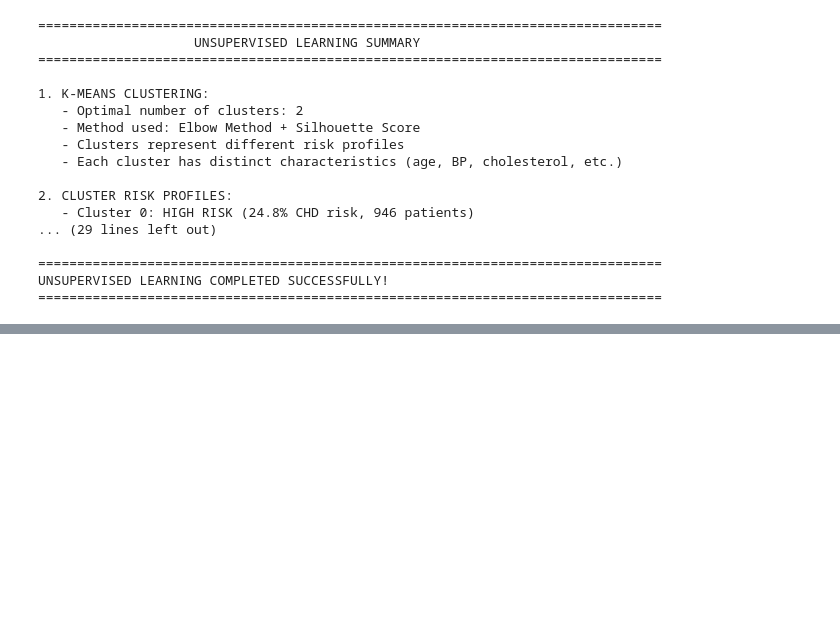
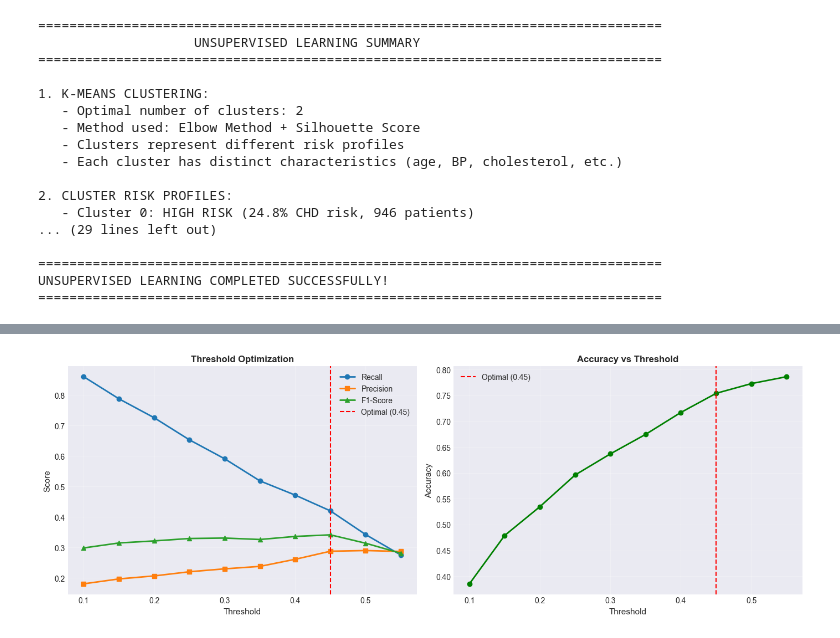
Before and after one commit to SMariamD/Heart-Desease-ML-project-1, a Jupyter notebook: heart_disease_analysis.ipynb, the cells around one changed output, grey strips where cells are left out. Drawn from its saved outputs; the diff is of its cells as text; code cells hidden in the pictures; blank space fills up the shorter version.

Commit message:
Update heart disease analysis notebook

```diff
--- a/heart_disease_analysis.ipynb
+++ b/heart_disease_analysis.ipynb
@@ -2378,0 +2837,82 @@ PROJECT COMPLETED SUCCESSFULLY!
+# %%
+# Optimize the classification threshold to prioritise recall—critical in screening scenarios where missing CHD cases is costly
+# The default 0.5 cut-off assumes balanced classes, so we explore lower thresholds more suitable for imbalanced problems
+
+print("Optimizing Decision Threshold for Better Recall...")
+print("=" * 80)
+
+# Choose the tuned Random Forest as the reference model for threshold sweeping because it performed well post-optimisation
+best_model = rf_optimized
+
+# Extract predicted probabilities for the positive class to evaluate alternative decision cut-offs
+y_proba = best_model.predict_proba(X_test_selected)[:, 1]
+
+# Scan thresholds between 0.10 and 0.55 in 0.05 increments to trade precision for recall progressively
+thresholds = np.arange(0.1, 0.6, 0.05)
+threshold_results = []
+
+for threshold in thresholds:
+    # Convert probabilities to class predictions using the candidate threshold
+    y_pred_thresh = (y_proba >= threshold).astype(int)
+
+    threshold_results.append({
+        'threshold': threshold,
+        'accuracy': accuracy_score(y_test, y_pred_thresh),
+        'precision': precision_score(y_test, y_pred_thresh),
+        'recall': recall_score(y_test, y_pred_thresh),
+        'f1': f1_score(y_test, y_pred_thresh)
+    })
+
+# Summarise the sweep in a DataFrame so we can inspect precision–recall trade-offs explicitly
+threshold_df = pd.DataFrame(threshold_results)
+
+# Pick the threshold that maximises F1 (balanced precision/recall) while noting its effect on recall uplift
+optimal_threshold_idx = threshold_df['f1'].idxmax()
+optimal_threshold = threshold_df.loc[optimal_threshold_idx, 'threshold']
+
+print(f"\nThreshold Analysis:")
+print(threshold_df.to_string(index=False))
+
+print(f"\nOptimal Threshold: {optimal_threshold:.2f}")
+print(f"  Accuracy:  {threshold_df.loc[optimal_threshold_idx, 'accuracy']:.4f}")
+print(f"  Precision: {threshold_df.loc[optimal_threshold_idx, 'precision']:.4f}")
+print(f"  Recall:    {threshold_df.loc[optimal_threshold_idx, 'recall']:.4f}")
+print(f"  F1-Score:  {threshold_df.loc[optimal_threshold_idx, 'f1']:.4f}")
+
+# Apply the chosen cut-off to derive final predictions for comparison against the naive 0.5 baseline
+y_pred_optimal = (y_proba >= optimal_threshold).astype(int)
+
+print(f"\nComparison (Default vs Optimal Threshold):")
+print(f"  Default (0.5):")
+print(f"    Recall: {recall_rf_opt:.4f}")
+print(f"    F1:     {f1_rf_opt:.4f}")
+print(f"  Optimal ({optimal_threshold:.2f}):")
+print(f"    Recall: {recall_score(y_test, y_pred_optimal):.4f}")
+print(f"    F1:     {f1_score(y_test, y_pred_optimal):.4f}")
+
+# Visualise how metrics evolve vs threshold so stakeholders can pick recall/precision balance consciously
+fig, axes = plt.subplots(1, 2, figsize=(14, 5))
+
+axes[0].plot(threshold_df['threshold'], threshold_df['recall'], marker='o', label='Recall', linewidth=2)
+axes[0].plot(threshold_df['threshold'], threshold_df['precision'], marker='s', label='Precision', linewidth=2)
+axes[0].plot(threshold_df['threshold'], threshold_df['f1'], marker='^', label='F1-Score', linewidth=2)
+axes[0].axvline(x=optimal_threshold, color='red', linestyle='--', label=f'Optimal ({optimal_threshold:.2f})')
+axes[0].set_xlabel('Threshold', fontsize=11)
+axes[0].set_ylabel('Score', fontsize=11)
+axes[0].set_title('Threshold Optimization', fontsize=12, fontweight='bold')
+axes[0].legend()
+axes[0].grid(True, alpha=0.3)
+
+axes[1].plot(threshold_df['threshold'], threshold_df['accuracy'], marker='o', color='green', linewidth=2)
+axes[1].axvline(x=optimal_threshold, color='red', linestyle='--', label=f'Optimal ({optimal_threshold:.2f})')
+axes[1].set_xlabel('Threshold', fontsize=11)
+axes[1].set_ylabel('Accuracy', fontsize=11)
+axes[1].set_title('Accuracy vs Threshold', fontsize=12, fontweight='bold')
+axes[1].legend()
+axes[1].grid(True, alpha=0.3)
+
+plt.tight_layout()
+plt.show()
+
+print("=" * 80)
+# %% [output]
@@ -2378,0 +2936 @@ PROJECT COMPLETED SUCCESSFULLY!
+[figure, added]
```
Also changed, not shown: parts of 33 cells of this notebook.
